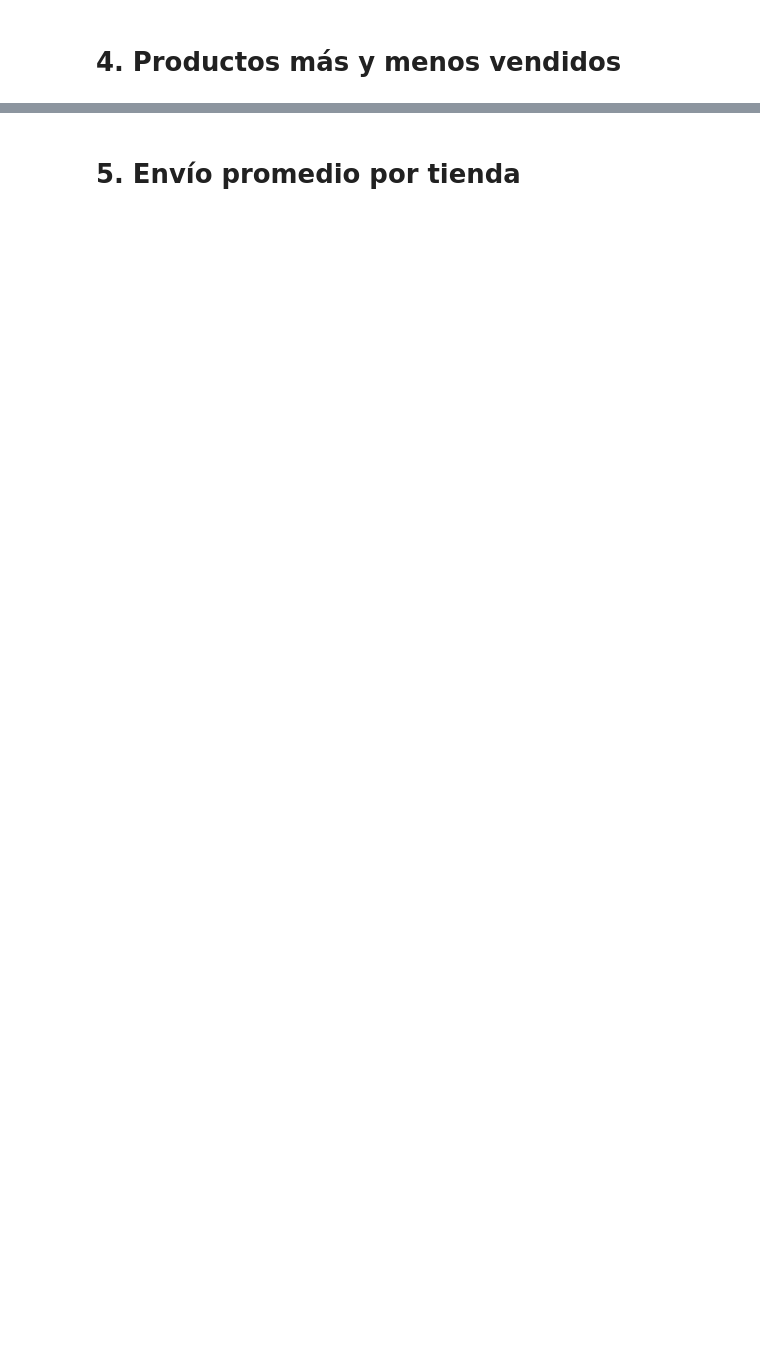
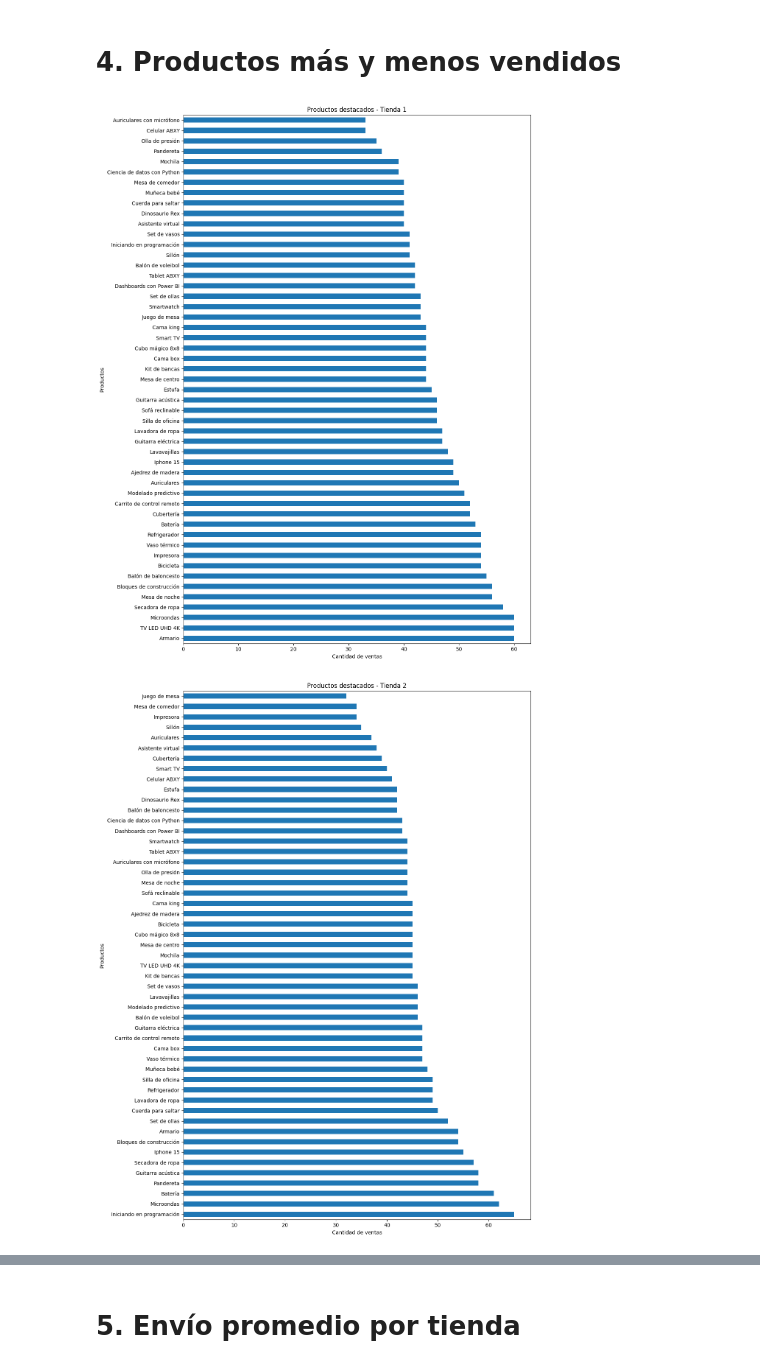
Before and after one commit to kevirui/Challenge-Alura-Store, a Jupyter notebook: AluraStoreLatam.ipynb, the cells around one changed output, grey strips where cells are left out. Saved outputs shown, nothing was run; the diff lists cells and outputs as text; code cells hidden in the pictures; blank space fills up the shorter version.

```diff
--- a/AluraStoreLatam.ipynb
+++ b/AluraStoreLatam.ipynb
@@ -151,0 +144,31 @@ traerProductosDestacados = lambda x: x['Producto'].value_counts()
+# %%
+traerProductosDestacados = lambda x: x['Producto'].value_counts()
+
+productosDestacados = {
+    'Tienda 1': traerProductosDestacados(tienda),
+    'Tienda 2': traerProductosDestacados(tienda2),
+    'Tienda 3': traerProductosDestacados(tienda3),
+    'Tienda 4': traerProductosDestacados(tienda4),
+}
+
+# Convertir el diccionario con los productos y tiendas, en un DataFrame
+dfTiendasYProductos = pd.DataFrame(productosDestacados)
+# dfTiendasYProductos.plot(kind='barh', figsize=(12, len(dfTiendasYProductos) * 0.3))
+
+for tienda in dfTiendasYProductos:
+  dfTiendasYProductos[tienda].sort_values(ascending=False).plot(kind='barh', figsize=(12, len(dfTiendasYProductos) * 0.3), title=f'Productos destacados - {tienda}')
+  plt.xlabel('Cantidad de ventas')
+  plt.ylabel('Productos')
+  plt.tight_layout()
+  plt.show()
+
+# plt.title('Productos destacados por tienda')
+# plt.xlabel('Cantidad de Ventas')
+# plt.ylabel('Productos')
+# plt.grid(True, linestyle='--', alpha=0.5)
+# plt.tight_layout()
+# plt.legend(title="Tienda")
+# plt.show()
+# %% [output]
+[figure, added]
+[figure, added]
```
Also changed, not shown: parts of 9 cells of this notebook.
